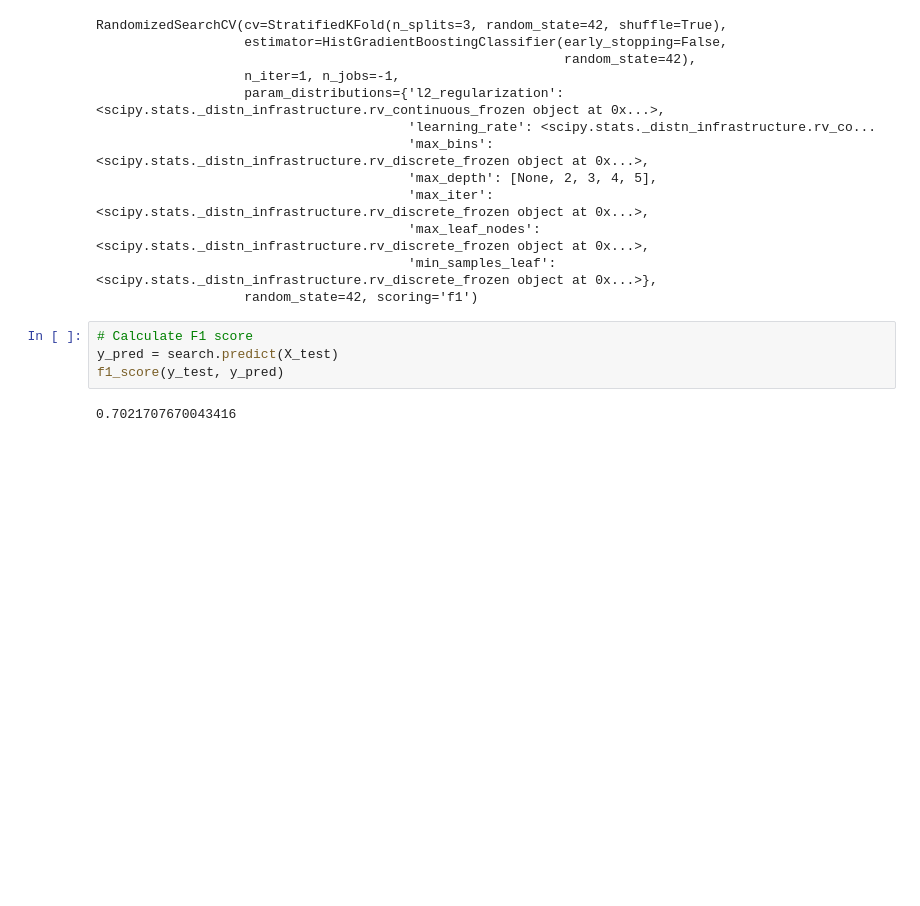
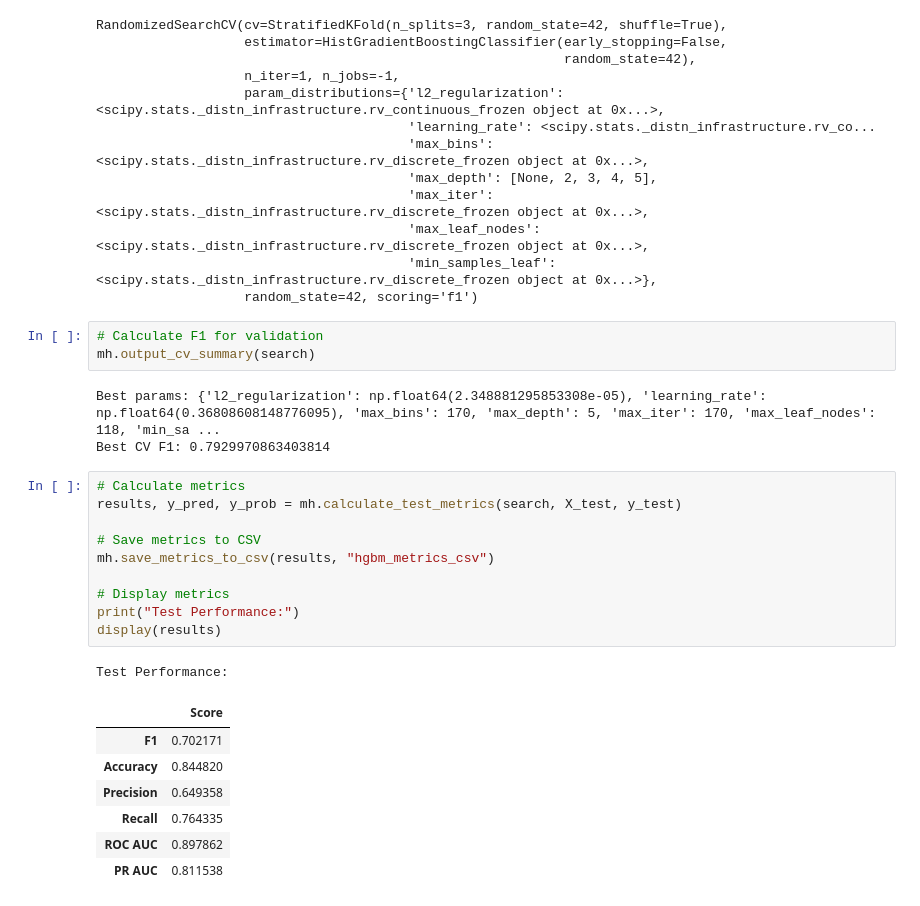
Before and after one commit to emma-hockett/6341_Project, a Jupyter notebook: notebooks/04c_gradient_boosting.ipynb, the cells around one changed output. Saved outputs shown, nothing was run; the diff lists cells and outputs as text; blank space fills up the shorter version.

```diff
--- a/notebooks/04c_gradient_boosting.ipynb
+++ b/notebooks/04c_gradient_boosting.ipynb
@@ -58,8 +58,27 @@ RandomizedSearchCV(cv=StratifiedKFold(n_splits=3, random_state=42, shuffle=True)
                                         'min_samples_leaf': <scipy.stats._distn_infrastructure.rv_discrete_frozen object at 0x...>},
                    random_state=42, scoring='f1')
 # %%
-# Calculate F1 score
-y_pred = search.predict(X_test)
-f1_score(y_test, y_pred)
+# Calculate F1 for validation
+mh.output_cv_summary(search)
 # %% [output]
-0.7021707670043416
+Best params: {'l2_regularization': np.float64(2.348881295853308e-05), 'learning_rate': np.float64(0.36808608148776095), 'max_bins': 170, 'max_depth': 5, 'max_iter': 170, 'max_leaf_nodes': 118, 'min_sa ...
+Best CV F1: 0.7929970863403814
+# %%
+# Calculate metrics
+results, y_pred, y_prob = mh.calculate_test_metrics(search, X_test, y_test)
+
+# Save metrics to CSV
+mh.save_metrics_to_csv(results, "hgbm_metrics_csv")
+
+# Display metrics
+print("Test Performance:")
+display(results)
+# %% [output]
+Test Performance:
+|  | Score |
+| F1 | 0.702171 |
+| Accuracy | 0.844820 |
+| Precision | 0.649358 |
+| Recall | 0.764335 |
+| ROC AUC | 0.897862 |
+| PR AUC | 0.811538 |
```
Also changed, not shown: parts of 2 cells of this notebook, 3 other files.
